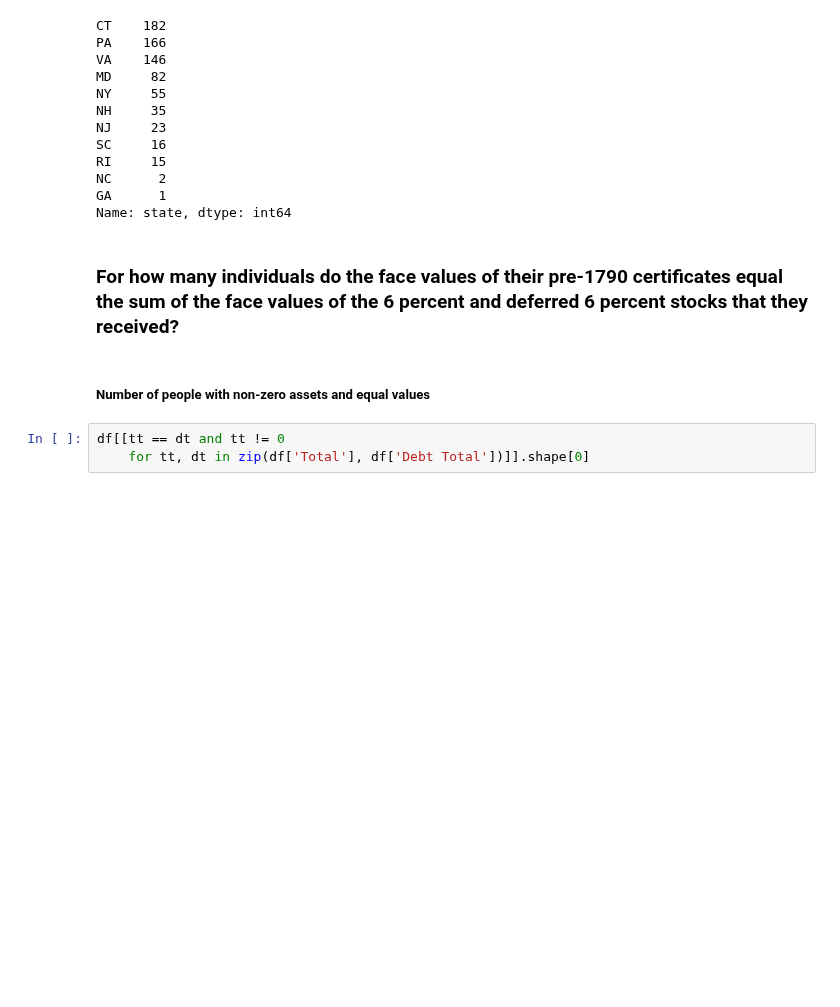
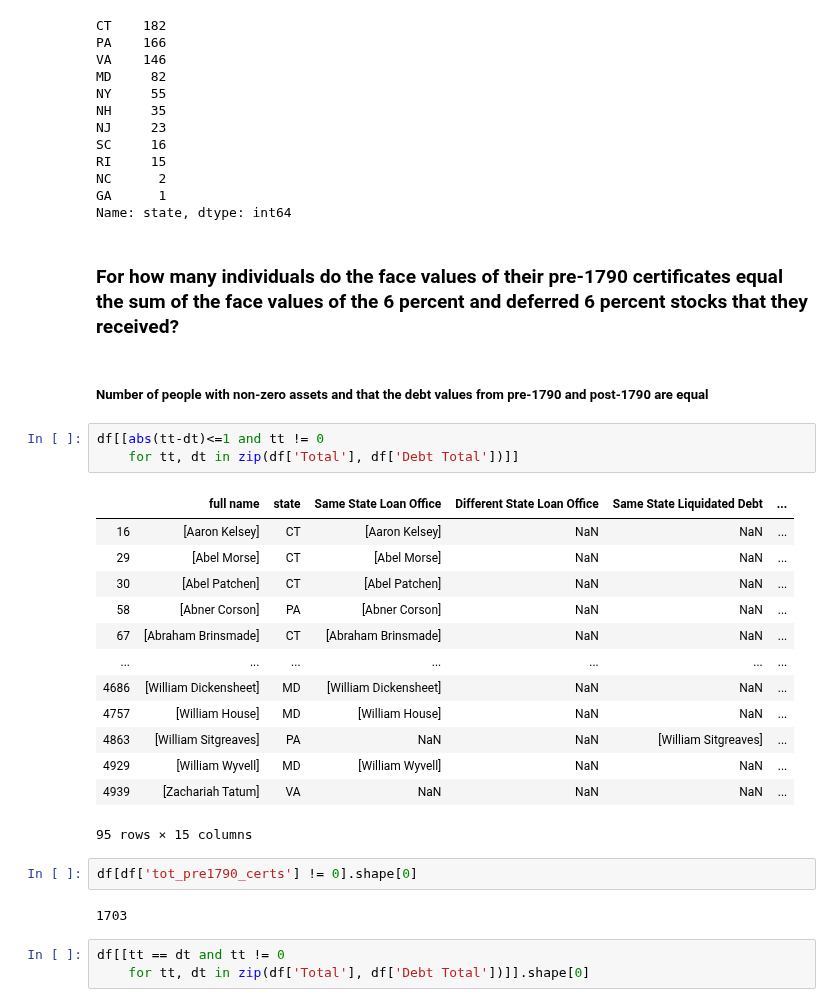
Before and after one commit to davidch2020/SPEOC-pt-1, a Jupyter notebook: post1790_data_analysis.ipynb, the cells around one changed output. Saved outputs shown, nothing was run; the diff lists cells and outputs as text; blank space fills up the shorter version.

```diff
--- a/post1790_data_analysis.ipynb
+++ b/post1790_data_analysis.ipynb
@@ -169,7 +185,28 @@ Name: state, dtype: int64
 # %% [markdown]
 ### For how many individuals do the face values of their pre-1790 certificates equal the sum of the face values of the 6 percent and deferred 6 percent stocks that they received?
 # %% [markdown]
-##### Number of people with non-zero assets and equal values
+##### Number of people with non-zero assets and that the debt values from pre-1790 and post-1790 are equal
+# %%
+df[[abs(tt-dt)<=1 and tt != 0
+    for tt, dt in zip(df['Total'], df['Debt Total'])]]
+# %% [output]
+|  | full name | state | Same State Loan Office | Different State Loan Office | Same State Liquidated Debt | ... |
+| 16 | [Aaron Kelsey] | CT | [Aaron Kelsey] | NaN | NaN | ... |
+| 29 | [Abel Morse] | CT | [Abel Morse] | NaN | NaN | ... |
+| 30 | [Abel Patchen] | CT | [Abel Patchen] | NaN | NaN | ... |
+| 58 | [Abner Corson] | PA | [Abner Corson] | NaN | NaN | ... |
+| 67 | [Abraham Brinsmade] | CT | [Abraham Brinsmade] | NaN | NaN | ... |
+| ... | ... | ... | ... | ... | ... | ... |
+| 4686 | [William Dickensheet] | MD | [William Dickensheet] | NaN | NaN | ... |
+| 4757 | [William House] | MD | [William House] | NaN | NaN | ... |
+| 4863 | [William Sitgreaves] | PA | NaN | NaN | [William Sitgreaves] | ... |
+| 4929 | [William Wyvell] | MD | [William Wyvell] | NaN | NaN | ... |
+| 4939 | [Zachariah Tatum] | VA | NaN | NaN | NaN | ... |
+95 rows × 15 columns
+# %%
+df[df['tot_pre1790_certs'] != 0].shape[0]
+# %% [output]
+1703
 # %%
 df[[tt == dt and tt != 0
     for tt, dt in zip(df['Total'], df['Debt Total'])]].shape[0]
```
Also changed, not shown: parts of 9 cells of this notebook, 1 other file.
